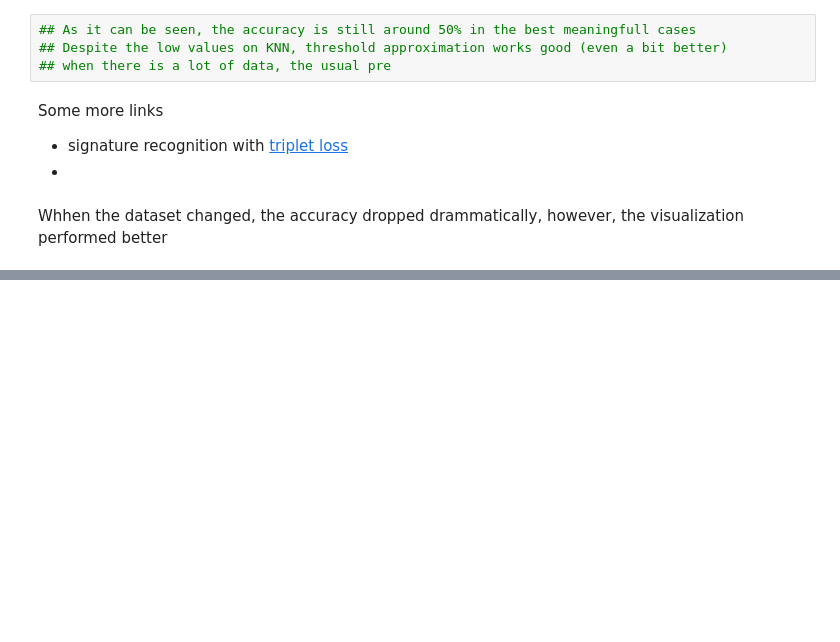
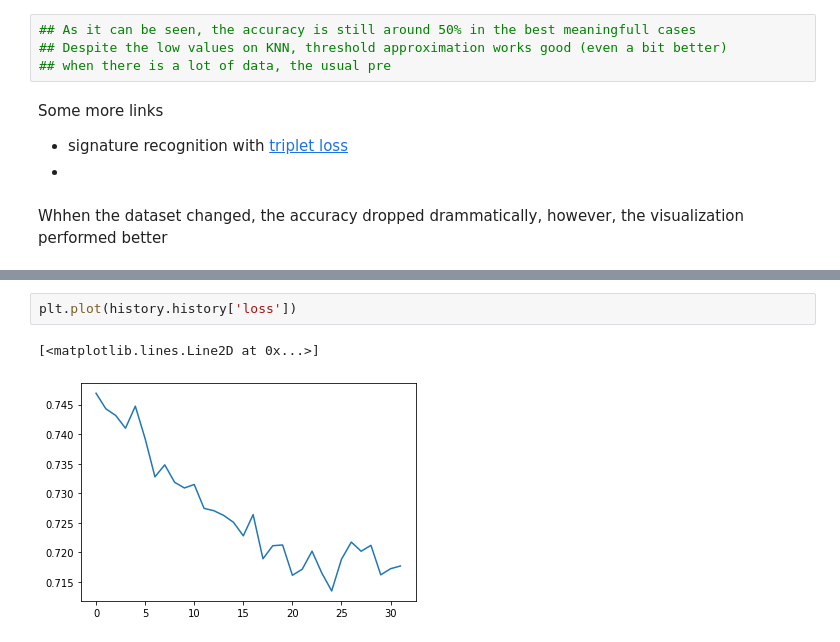
Before and after one commit to MefAldemisov/SourceCodeAuthorshipAttribution, a Jupyter notebook: Embeddings.ipynb, the cells around one changed output, grey strips where cells are left out. Drawn from its saved outputs; the diff is of its cells as text; blank space fills up the shorter version.

```diff
--- a/Embeddings.ipynb
+++ b/Embeddings.ipynb
@@ -1219,0 +1327,5 @@ Whhen the dataset changed, the accuracy dropped drammatically, however, the visu
+# %%
+plt.plot(history.history['loss'])
+# %% [output]
+[<matplotlib.lines.Line2D at 0x...>]
+[figure, added]
```
Also changed, not shown: parts of 22 cells of this notebook.
